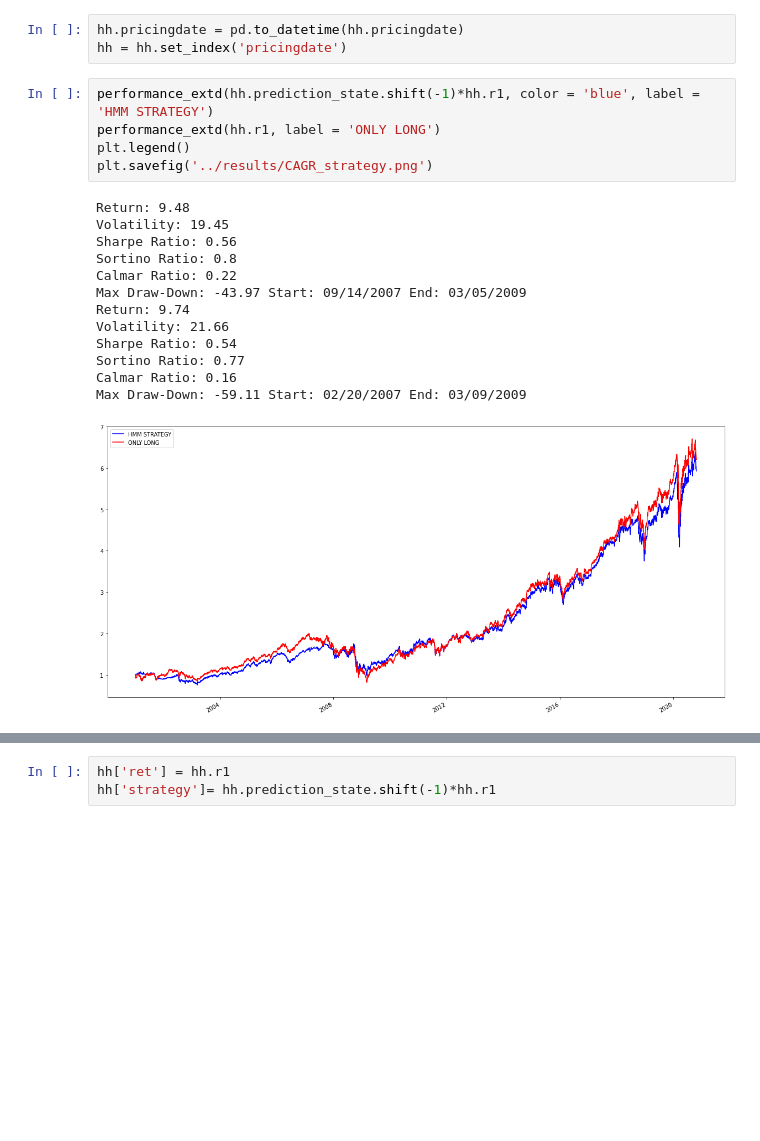
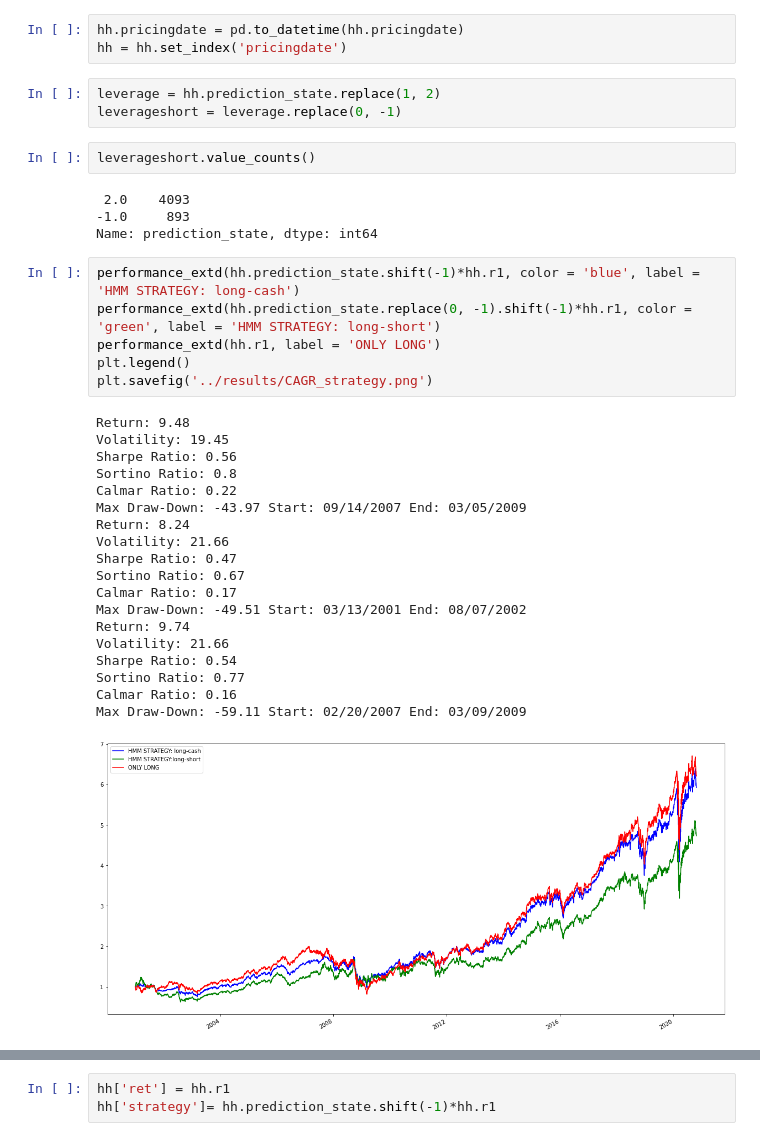
Before and after one commit to gbesposito/hmm_unibo, a Jupyter notebook: scripts/hmm.ipynb, the cells around one changed output, grey strips where cells are left out. Cells and saved outputs as stored; diff of their text form; blank space fills up the shorter version.

```diff
--- a/scripts/hmm.ipynb
+++ b/scripts/hmm.ipynb
@@ -251,22 +251,38 @@ hh = pd.concat([df.reset_index(), pd.Series(predictions)], axis = 1).dropna().re
 # %%
 hh.pricingdate = pd.to_datetime(hh.pricingdate)
 hh = hh.set_index('pricingdate')
+# %%
+leverage = hh.prediction_state.replace(1, 2)
+leverageshort = leverage.replace(0, -1)
+# %%
+leverageshort.value_counts()
+# %% [output]
+ 2.0    4093
+-1.0     893
+Name: prediction_state, dtype: int64
 # %%
-performance_extd(hh.prediction_state.shift(-1)*hh.r1, color = 'blue', label = 'HMM STRATEGY')
+performance_extd(hh.prediction_state.shift(-1)*hh.r1, color = 'blue', label = 'HMM STRATEGY: long-cash')
+performance_extd(hh.prediction_state.replace(0, -1).shift(-1)*hh.r1, color = 'green', label = 'HMM STRATEGY: long-short')
 performance_extd(hh.r1, label = 'ONLY LONG')
 plt.legend()
 plt.savefig('../results/CAGR_strategy.png')
 # %% [output]
 Return: 9.48
 Volatility: 19.45
 Sharpe Ratio: 0.56
 Sortino Ratio: 0.8
 Calmar Ratio: 0.22
 Max Draw-Down: -43.97 Start: 09/14/2007 End: 03/05/2009
+Return: 8.24
+Volatility: 21.66
+Sharpe Ratio: 0.47
+Sortino Ratio: 0.67
+Calmar Ratio: 0.17
+Max Draw-Down: -49.51 Start: 03/13/2001 End: 08/07/2002
 Return: 9.74
 Volatility: 21.66
 Sharpe Ratio: 0.54
 Sortino Ratio: 0.77
 Calmar Ratio: 0.16
 Max Draw-Down: -59.11 Start: 02/20/2007 End: 03/09/2009
-[figure, old version]
+[figure, new version]
```
Also changed, not shown: parts of 6 cells of this notebook.
